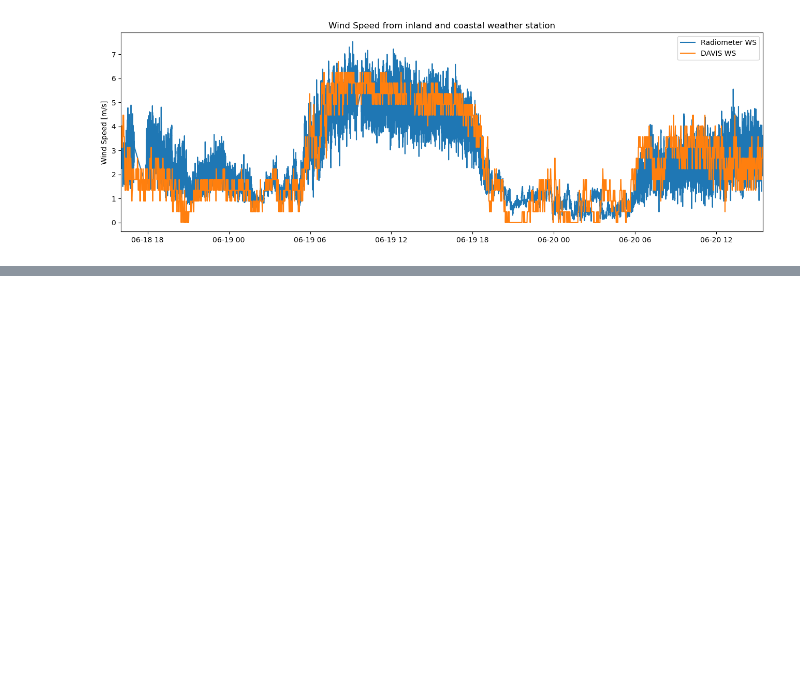
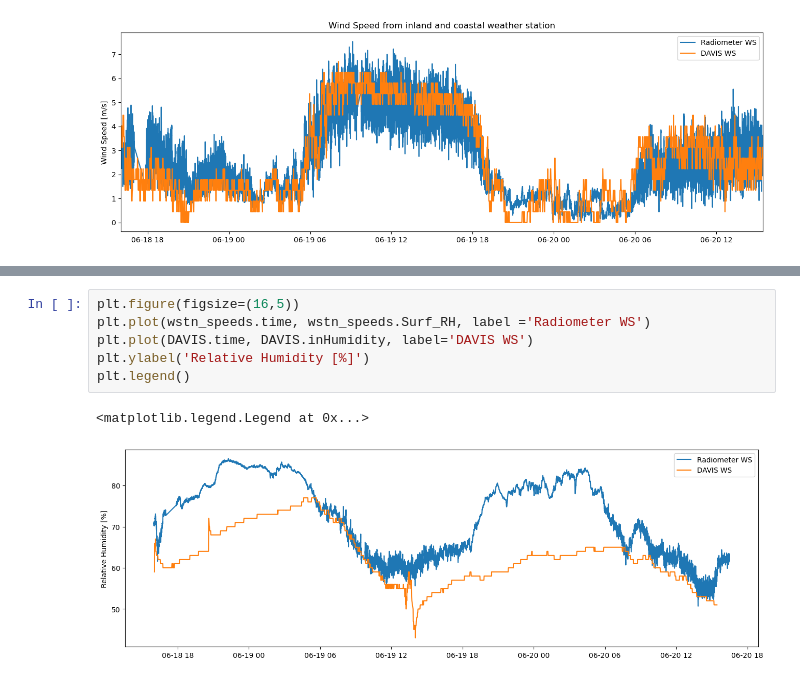
Before and after one commit to nefelita/Fieldwork, a Jupyter notebook: Nef.ipynb, the cells around one changed output, grey strips where cells are left out. Drawn from its saved outputs; the diff is of its cells as text; blank space fills up the shorter version.

```diff
--- a/Nef.ipynb
+++ b/Nef.ipynb
@@ -510,0 +480,9 @@ Text(0, 0.5, 'Wind Speed [m/s]')
+# %%
+plt.figure(figsize=(16,5))
+plt.plot(wstn_speeds.time, wstn_speeds.Surf_RH, label ='Radiometer WS')
+plt.plot(DAVIS.time, DAVIS.inHumidity, label='DAVIS WS')
+plt.ylabel('Relative Humidity [%]')
+plt.legend()
+# %% [output]
+<matplotlib.legend.Legend at 0x...>
+[figure, added]
```
Also changed, not shown: parts of 5 cells of this notebook.
